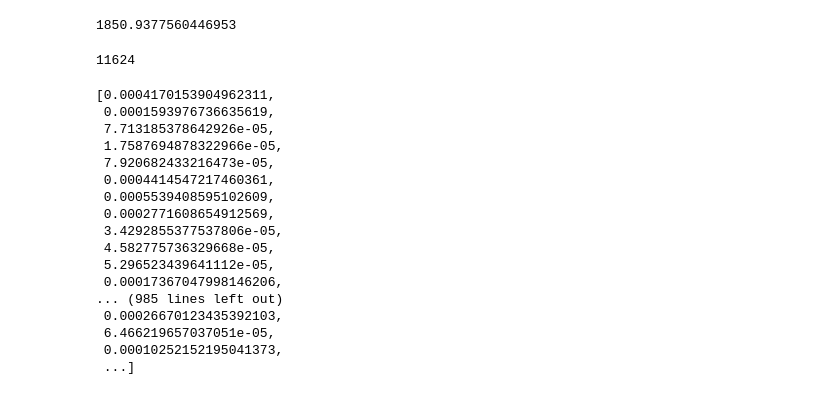
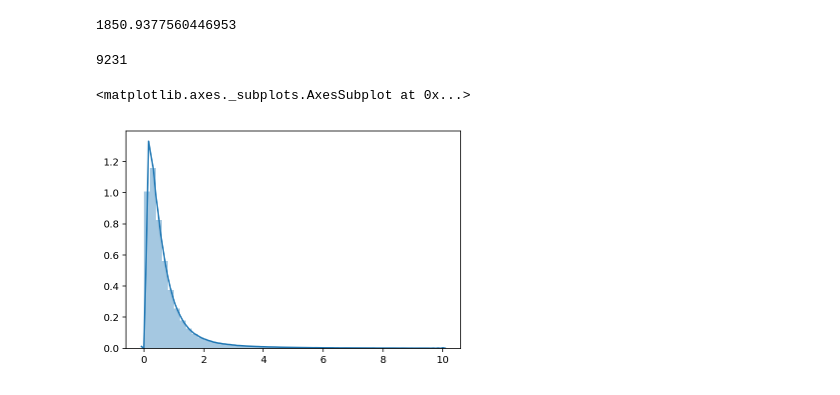
Before and after one commit to xkuang/deep_alchemy_furnace, a Jupyter notebook: COPA/FINAL/CausalNet/CausalPMI.ipynb, the cells around one changed output. Cells and saved outputs as stored; diff of their text form; code cells hidden in the pictures.

```diff
--- a/COPA/FINAL/CausalNet/CausalPMI.ipynb
+++ b/COPA/FINAL/CausalNet/CausalPMI.ipynb
@@ -527,26 +529,13 @@ max(trainScore)
 # %%
 len()
 # %%
-sum([1 for i in trainScore if i >= 10])
+sum([1 for i in trainScore if i < 0.03])
 # %% [output]
-11624
+9231
-# %%
-normScore
-# %% [output]
-[0.0004170153904962311,
- 0.0001593976736635619,
- 7.713185378642926e-05,
- 1.7587694878322966e-05,
- 7.920682433216473e-05,
- 0.0004414547217460361,
- 0.0005539408595102609,
- 0.0002771608654912569,
- 3.4292855377537806e-05,
- 4.582775736329668e-05,
- 5.296523439641112e-05,
- 0.00017367047998146206,
-... (985 lines left out)
- 0.00026670123435392103,
- 6.466219657037051e-05,
- 0.00010252152195041373,
- ...]
+# %%
+nScore = [i for i in trainScore if i >= 0.03 and i <= 10 ]
+# %%
+sns.distplot(nScore, rug=False)
+# %% [output]
+<matplotlib.axes._subplots.AxesSubplot at 0x...>
+[figure, added]
```
Also changed, not shown: parts of 43 cells of this notebook, 11 other files.
